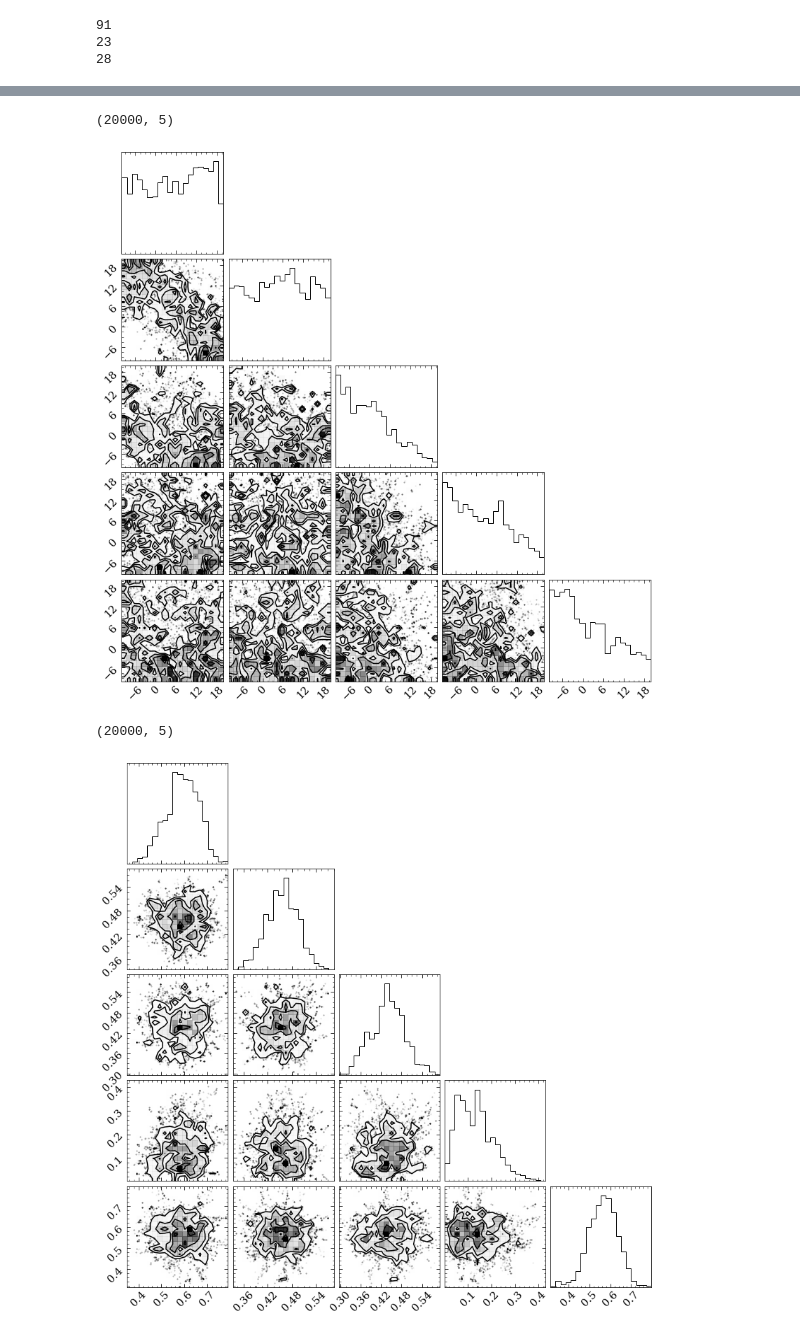
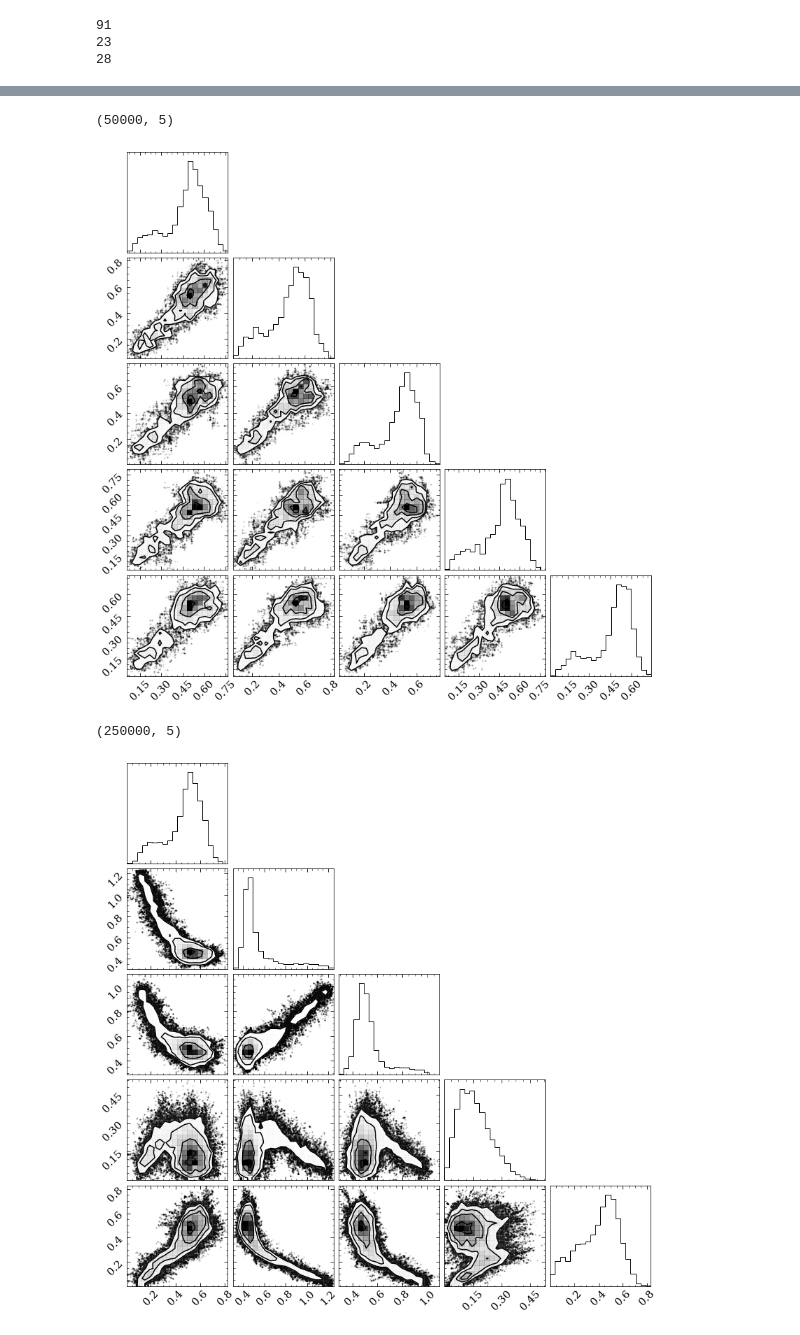
Before and after one commit to aidantmcb/microKT, a Jupyter notebook: 240517_CACloudKT.ipynb, the cells around one changed output, grey strips where cells are left out. Saved outputs shown, nothing was run; the diff lists cells and outputs as text; code cells hidden in the pictures.

Commit message:
bug fix, dimensionality issue. Run standard case tests

```diff
--- a/240517_CACloudKT.ipynb
+++ b/240517_CACloudKT.ipynb
@@ -253,7 +253,7 @@ sightlines = []
 for i in range(len(selected_inds)):
     sightlines.append(Sightline(CA_meta[selected_inds[i]], dustdata = dust_data)),#) alternative_data_processing = generateClippedResidual))
 # %%
-sightlines = sightlines[:5]
+sightlines = sightlines[:15]
 # %%
 from  bayesianFramework import logprobability
 
@@ -276,12 +276,12 @@ def runMCMC(sl, steps = 500, nwalkers = 400, pool = None, filename = None):
     init[:, 2*ndim:] = 0.1* (np.random.random(size = init[:, 2*ndim:].shape) - 0.5)
     print('NDIM:', ndim, 'NSTAR:', nstar, 'INITSHAPE:', init.shape)
 
-    # sampler.run_mcmc(init,  steps, progress = True, skip_initial_state_check=True);
+    sampler.run_mcmc(init,  steps, progress = True, skip_initial_state_check=True);
 
     return sampler, ndim, nparams, init
 # %%
 sl = sightlines[0]
-if True:
+if False:
     with mp.Pool(10) as pool:
         for i in range(len(sightlines)):
             sl_i = sightlines[i]
@@ -304,9 +299,9 @@ for i in range(len(sightlines)):
     chains.append(reader.get_chain())
     probabilities.append(reader.get_log_prob())
 # %%
-reader = emcee.backends.HDFBackend('RUNS_H5/sightline_noAVpriors_0.h5')
-chain_noAVpriors = reader.get_chain()
-prob_noAVpriors = reader.get_log_prob()
+reader = emcee.backends.HDFBackend('RUNS_H5/sightline_standard_0.h5')
+chain = reader.get_chain()
+log_prob_vals = reader.get_log_prob()
 # %%
 # logprobability(init[0, :], sl)
 # %%
@@ -385,39 +364,49 @@ ax.plot(sampler.chain[:, :, 2].T, color = 'k', alpha = 0.1)
 # %%
-def make_corner_vonly(sampler, ndim, labels, minval = -100):
-    samples = sampler.chain[:, minval:, :ndim].reshape((-1, ndim))
+def make_corner_vonly(sampler, ndim, labels, chain = None, minval = -100):
+    if chain is None:
+        samples = sampler.chain[:, minval:, :ndim].reshape((-1, ndim))
+    else:
+        samples = chain[:, minval:, ndim].reshape((-1, ndim))
     print(samples.shape)
     # print(samples)
     fig = corner.corner(samples, figsize = (20, 20), labels = labels)
     # for ax in fig.axes:
         # ax.set_xlim(-15, 15)
         # ax.set_ylim(-15, 15)
     plt.show()
-def make_corner_avonly(sampler, ndim, labels, minval = -100):
-    samples = sampler.chain[:, minval:, ndim:2*ndim].reshape((-1, ndim))
+def make_corner_avonly(sampler, ndim, labels, chain = None,  minval = -100):
+    if chain is None:
+        samples = sampler.chain[:, minval:, ndim:2*ndim].reshape((-1, ndim))
+    else:
+        samples = chain[:, minval:, ndim:2*ndim].reshape((-1, ndim))
     print(samples.shape)
     # print(samples)
     fig = corner.corner(samples, figsize = (20, 20), labels = labels)
     # for ax in fig.axes:
         # ax.set_xlim(-15, 15)
         # ax.set_ylim(-15, 15)
     plt.show()
-def make_corner_av_offsetonly(sampler, ndim, nsig, labels, minval = -100):
-    samples = sampler.chain[:, minval:, 2 * ndim:].reshape((-1, ndim * nsig))
+def make_corner_av_offsetonly(sampler, ndim, nsig, labels, chain = None, minval = -100):
+    # samples = sampler.chain[:, minval:, 2 * ndim:].reshape((-1, ndim * nsig))
+    if chain is None:
+        samples = sampler.chain[:, minval:, ndim:2*ndim].reshape((-1, ndim))
+    else:
+        samples = chain[:, minval:, ndim:2*ndim].reshape((-1, ndim))
     print(samples.shape)
     # print(samples)
     fig = corner.corner(samples, figsize = (20, 20), labels = labels)
     # for ax in fig.axes:
         # ax.set_xlim(-15, 15)
         # ax.set_ylim(-15, 15)
     plt.show()
-make_corner_vonly(sightlines[0].sampler, sl.ndim, None)
-make_corner_avonly(sightlines[0].sampler, sl.ndim, None)
+make_corner_vonly(None, sl.ndim, None, chain = chain)
+make_corner_avonly(None, sl.ndim, None, chain = chain)
 # make_corner_av_offsetonly(sampler, sl.ndim, sl.nsig, None)
 # %% [output]
-(20000, 5)
+(50000, 5)
-[figure, old version]
+[figure, new version]
-(20000, 5)
+(250000, 5)
-[figure, old version]
+[figure, new version]
 # %%
 # samples = sl.sampler.chain[:, int(0.8 * sampler.chain.shape[1]), :]
 
```
Also changed, not shown: parts of 9 cells of this notebook, 1 other file.
